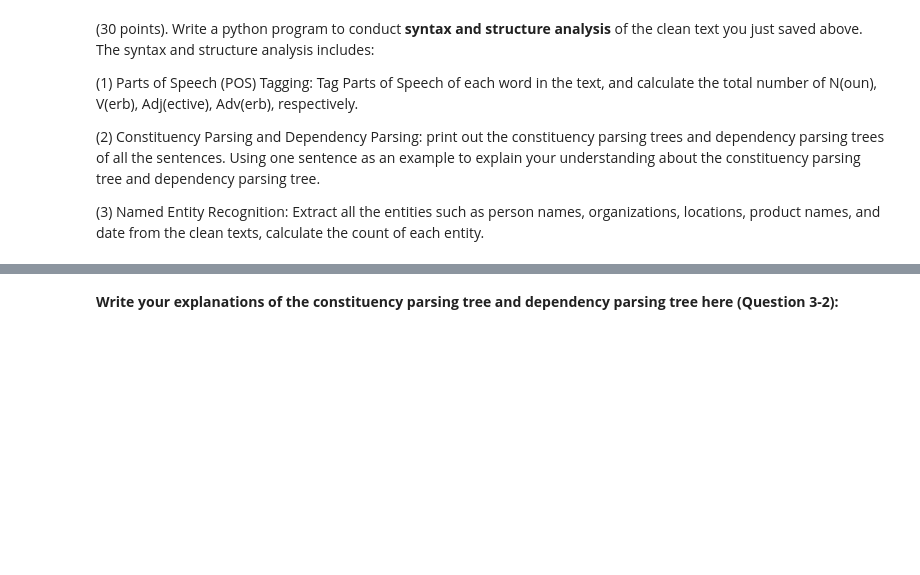
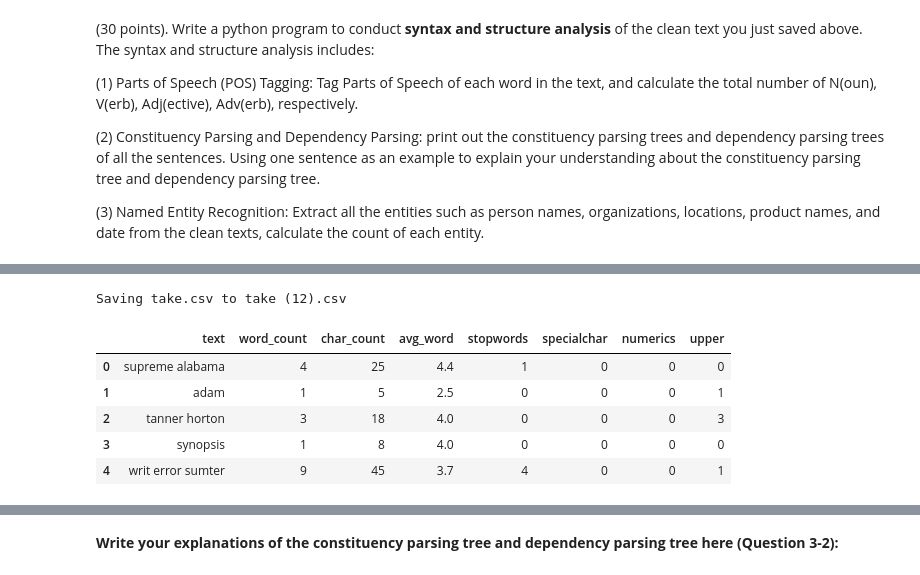
Before and after one commit to shivasrinivasaraopinnamaneni/info5731-fall2021, a Jupyter notebook: INFO5731_Assignment_Two.ipynb, the cells around one changed output, grey strips where cells are left out. Cells and saved outputs as stored; diff of their text form; code cells hidden in the pictures; blank space fills up the shorter version.

```diff
--- a/INFO5731_Assignment_Two.ipynb
+++ b/INFO5731_Assignment_Two.ipynb
@@ -355,0 +308,14 @@ FileNotFoundError: ignored
+# %%
+from google.colab import files
+uploaded = files.upload()
+import io
+data = pd.read_csv('take.csv', error_bad_lines=False)
+
+train_new = pd.read_csv(r'take.csv',index_col=0)
+train_new = train_new.dropna()
+# reset index
+train_new=train_new.reset_index()
+# delete index
+del train_new['index']
+train_new.head()
+# %% [output]
@@ -355,0 +323,7 @@ FileNotFoundError: ignored
+Saving take.csv to take (12).csv
+|  | text | word_count | char_count | avg_word | stopwords | specialchar | numerics | upper |
+| 0 | supreme alabama | 4 | 25 | 4.4 | 1 | 0 | 0 | 0 |
+| 1 | adam | 1 | 5 | 2.5 | 0 | 0 | 0 | 1 |
+| 2 | tanner horton | 3 | 18 | 4.0 | 0 | 0 | 0 | 3 |
+| 3 | synopsis | 1 | 8 | 4.0 | 0 | 0 | 0 | 0 |
+| 4 | writ error sumter | 9 | 45 | 3.7 | 4 | 0 | 0 | 1 |
```
Also changed, not shown: parts of 16 cells of this notebook.
